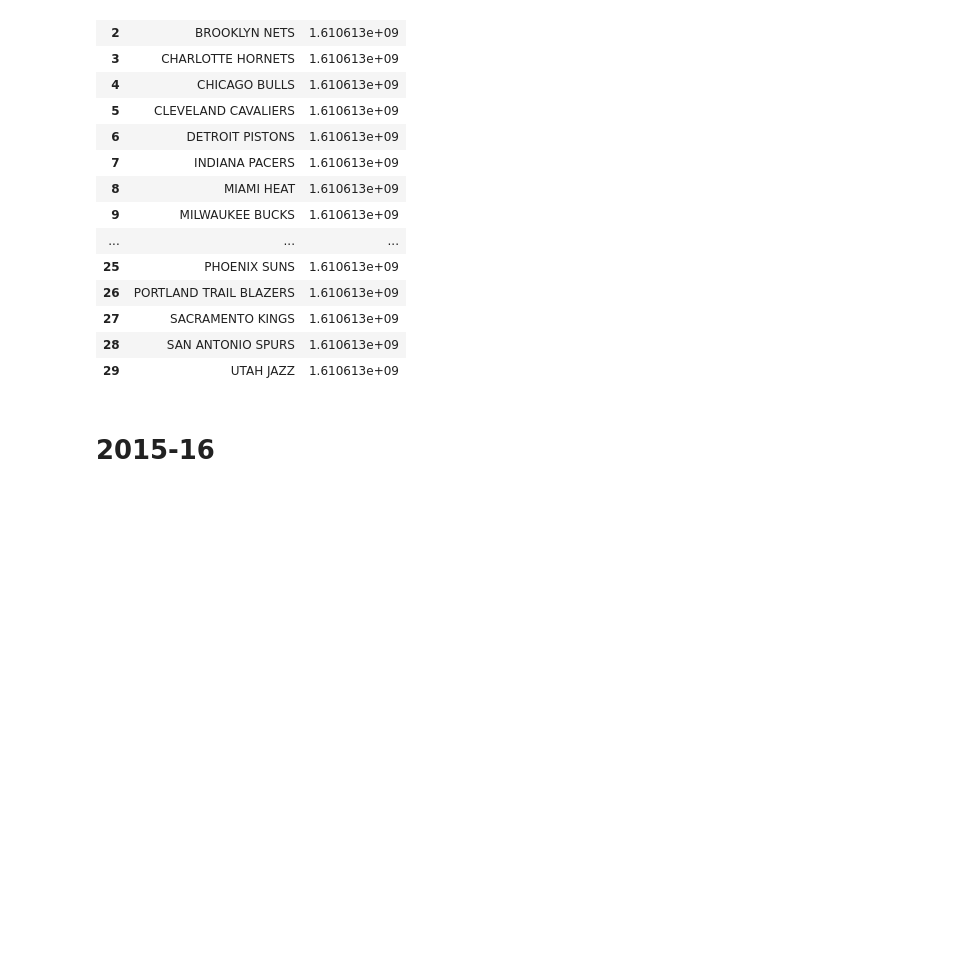
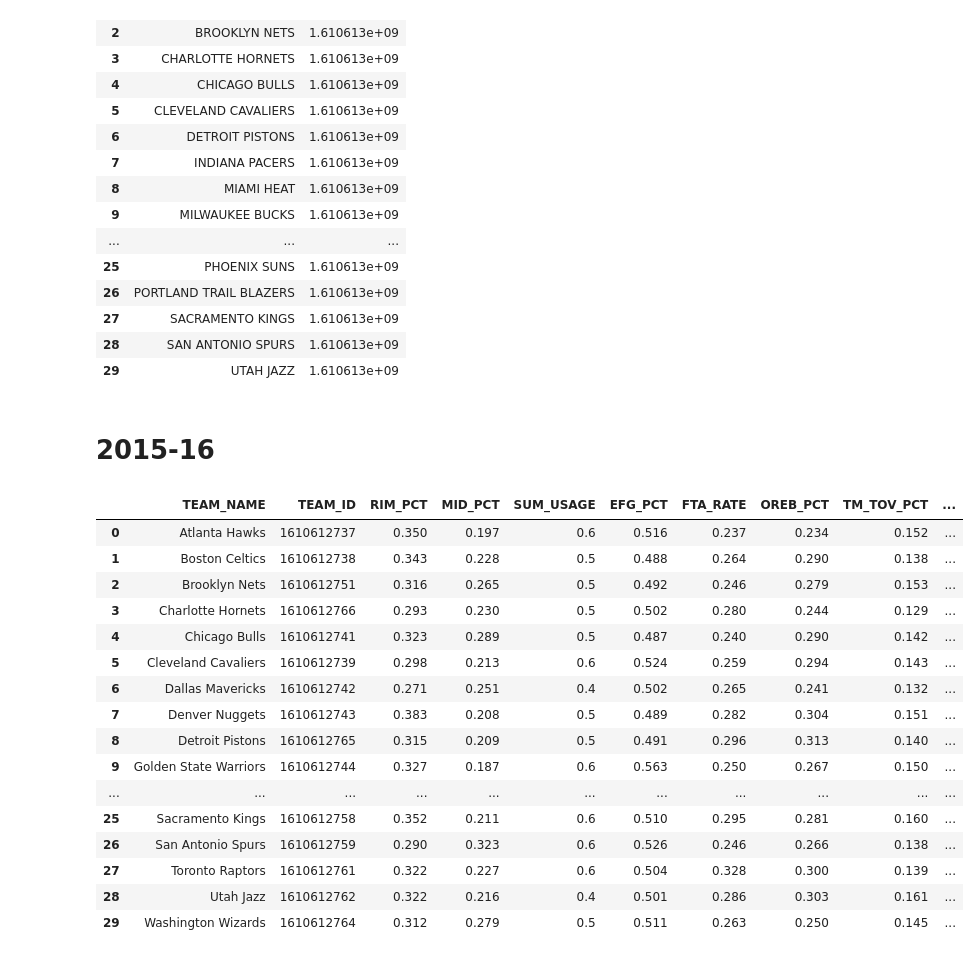
Before and after one commit to diegonhd/nba-pca-analysis, a Jupyter notebook: notebooks/data_extraction.ipynb, the cells around one changed output. Saved outputs shown, nothing was run; the diff lists cells and outputs as text; code cells hidden in the pictures; blank space fills up the shorter version.

```diff
--- a/notebooks/data_extraction.ipynb
+++ b/notebooks/data_extraction.ipynb
@@ -114,4 +114,23 @@ def generate_year_df(season):
 # %% [markdown]
 # 2015-16
 # %%
+df_2016 = generate_year_df('2015-16')
 df_2016
+# %% [output]
+|  | TEAM_NAME | TEAM_ID | RIM_PCT | MID_PCT | SUM_USAGE | EFG_PCT | FTA_RATE | OREB_PCT | TM_TOV_PCT | ... |
+| 0 | Atlanta Hawks | 1610612737 | 0.350 | 0.197 | 0.6 | 0.516 | 0.237 | 0.234 | 0.152 | ... |
+| 1 | Boston Celtics | 1610612738 | 0.343 | 0.228 | 0.5 | 0.488 | 0.264 | 0.290 | 0.138 | ... |
+| 2 | Brooklyn Nets | 1610612751 | 0.316 | 0.265 | 0.5 | 0.492 | 0.246 | 0.279 | 0.153 | ... |
+| 3 | Charlotte Hornets | 1610612766 | 0.293 | 0.230 | 0.5 | 0.502 | 0.280 | 0.244 | 0.129 | ... |
+| 4 | Chicago Bulls | 1610612741 | 0.323 | 0.289 | 0.5 | 0.487 | 0.240 | 0.290 | 0.142 | ... |
+| 5 | Cleveland Cavaliers | 1610612739 | 0.298 | 0.213 | 0.6 | 0.524 | 0.259 | 0.294 | 0.143 | ... |
+| 6 | Dallas Mavericks | 1610612742 | 0.271 | 0.251 | 0.4 | 0.502 | 0.265 | 0.241 | 0.132 | ... |
+| 7 | Denver Nuggets | 1610612743 | 0.383 | 0.208 | 0.5 | 0.489 | 0.282 | 0.304 | 0.151 | ... |
+| 8 | Detroit Pistons | 1610612765 | 0.315 | 0.209 | 0.5 | 0.491 | 0.296 | 0.313 | 0.140 | ... |
+| 9 | Golden State Warriors | 1610612744 | 0.327 | 0.187 | 0.6 | 0.563 | 0.250 | 0.267 | 0.150 | ... |
+| ... | ... | ... | ... | ... | ... | ... | ... | ... | ... | ... |
+| 25 | Sacramento Kings | 1610612758 | 0.352 | 0.211 | 0.6 | 0.510 | 0.295 | 0.281 | 0.160 | ... |
+| 26 | San Antonio Spurs | 1610612759 | 0.290 | 0.323 | 0.6 | 0.526 | 0.246 | 0.266 | 0.138 | ... |
+| 27 | Toronto Raptors | 1610612761 | 0.322 | 0.227 | 0.6 | 0.504 | 0.328 | 0.300 | 0.139 | ... |
+| 28 | Utah Jazz | 1610612762 | 0.322 | 0.216 | 0.4 | 0.501 | 0.286 | 0.303 | 0.161 | ... |
+| 29 | Washington Wizards | 1610612764 | 0.312 | 0.279 | 0.5 | 0.511 | 0.263 | 0.250 | 0.145 | ... |
```
Also changed, not shown: parts of 1 cell of this notebook, 2 other files.
